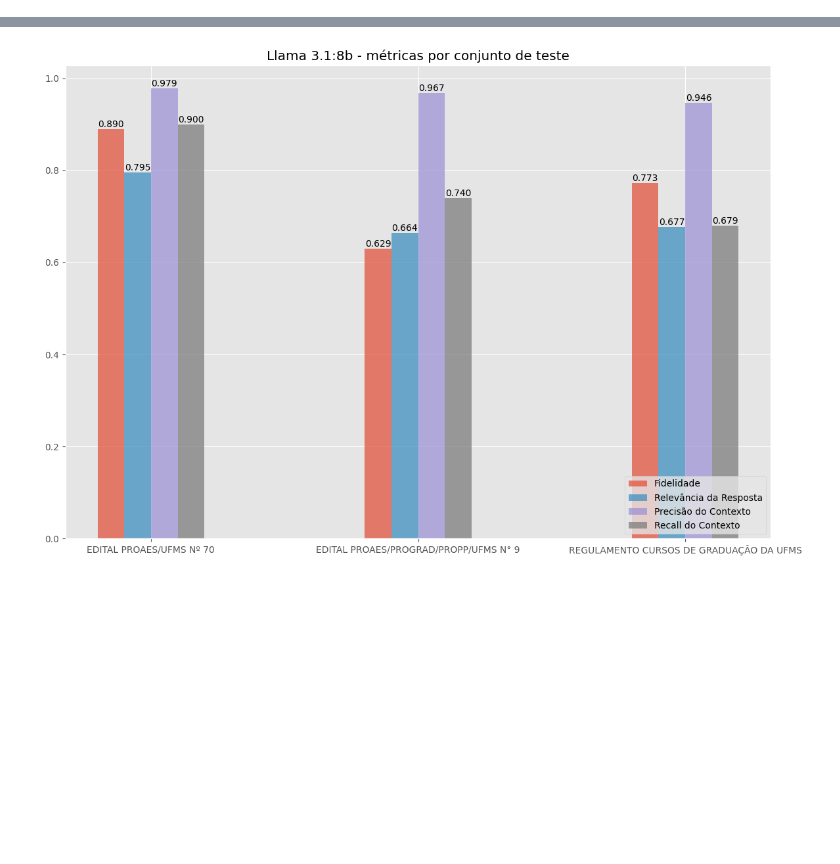
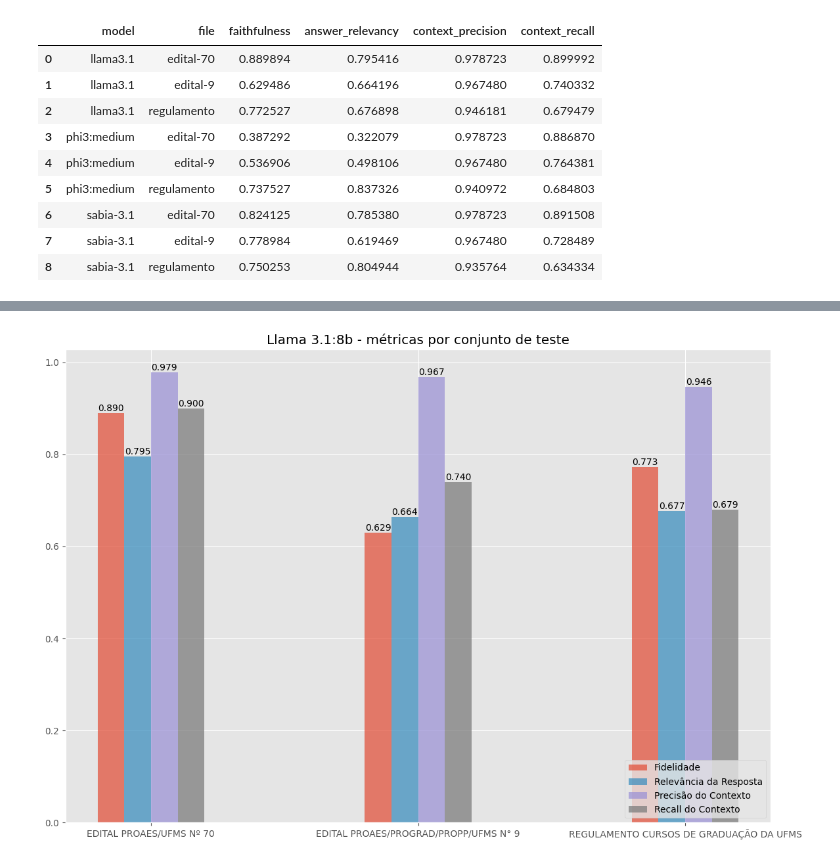
Before and after one commit to lucasstna/CapiGPT, a Jupyter notebook: notebooks/results.ipynb, the cells around one changed output, grey strips where cells are left out. Cells and saved outputs as stored; diff of their text form; code cells hidden in the pictures; blank space fills up the shorter version.

Commit message:
adding csv to create tables

```diff
--- a/notebooks/results.ipynb
+++ b/notebooks/results.ipynb
@@ -69,3 +69,16 @@ df
 # %%
 tmp = df.groupby(['model', 'file']).agg({'faithfulness':'mean', 'answer_relevancy':'mean',
                                       'context_precision':'mean', 'context_recall':'mean'}).reset_index()
+# %%
+tmp
+# %% [output]
+|  | model | file | faithfulness | answer_relevancy | context_precision | context_recall |
+| 0 | llama3.1 | edital-70 | 0.889894 | 0.795416 | 0.978723 | 0.899992 |
+| 1 | llama3.1 | edital-9 | 0.629486 | 0.664196 | 0.967480 | 0.740332 |
+| 2 | llama3.1 | regulamento | 0.772527 | 0.676898 | 0.946181 | 0.679479 |
+| 3 | phi3:medium | edital-70 | 0.387292 | 0.322079 | 0.978723 | 0.886870 |
+| 4 | phi3:medium | edital-9 | 0.536906 | 0.498106 | 0.967480 | 0.764381 |
+| 5 | phi3:medium | regulamento | 0.737527 | 0.837326 | 0.940972 | 0.684803 |
+| 6 | sabia-3.1 | edital-70 | 0.824125 | 0.785380 | 0.978723 | 0.891508 |
+| 7 | sabia-3.1 | edital-9 | 0.778984 | 0.619469 | 0.967480 | 0.728489 |
+| 8 | sabia-3.1 | regulamento | 0.750253 | 0.804944 | 0.935764 | 0.634334 |
```
Also changed, not shown: parts of 8 cells of this notebook, 2 other files.
